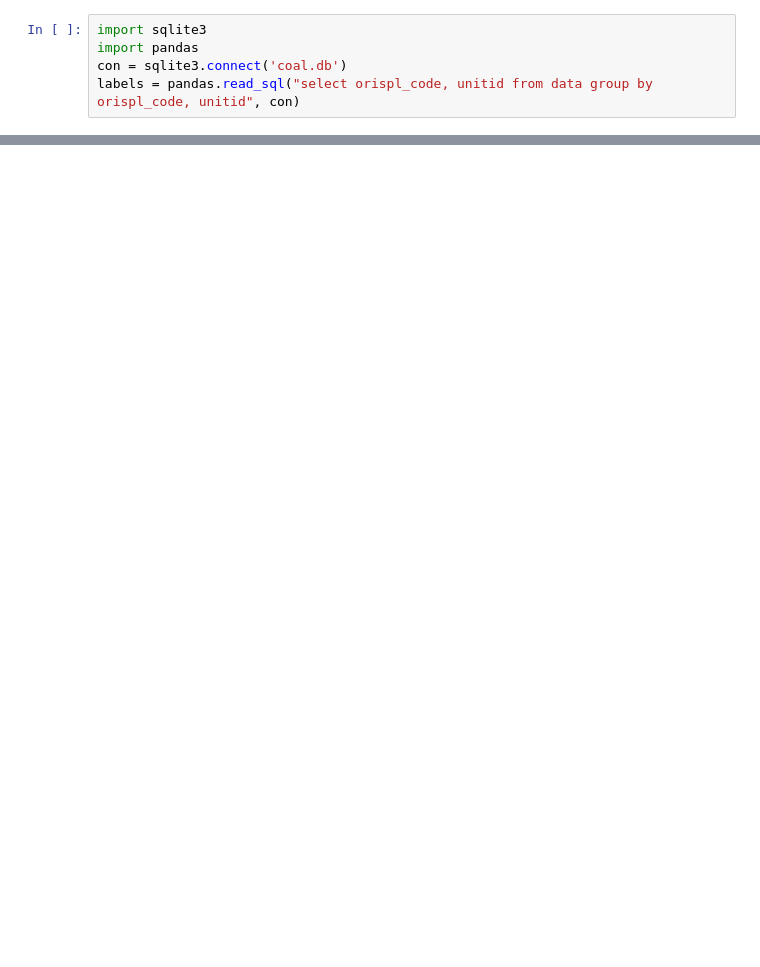
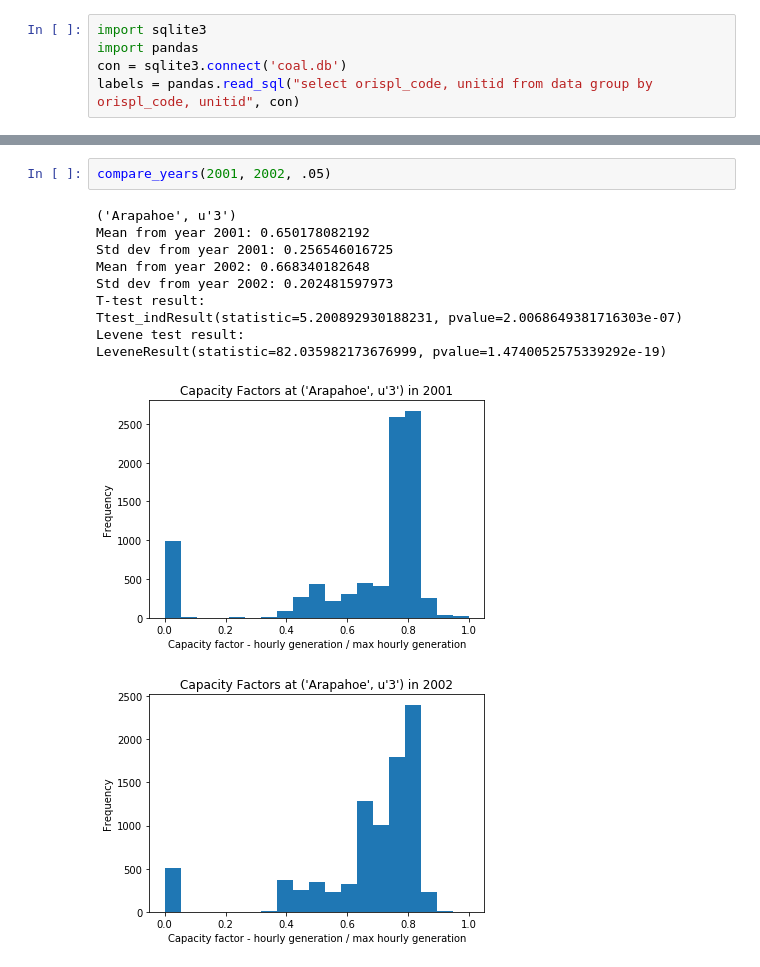
Before and after one commit to maxoboe/CEMS_Project, a Jupyter notebook: Plot distributions.ipynb, the cells around one changed output, grey strips where cells are left out. Saved outputs shown, nothing was run; the diff lists cells and outputs as text; blank space fills up the shorter version.

```diff
--- a/Plot distributions.ipynb
+++ b/Plot distributions.ipynb
@@ -88,0 +163,14 @@ plt.show()
+# %%
+compare_years(2001, 2002, .05)
+# %% [output]
+('Arapahoe', u'3')
+Mean from year 2001: 0.650178082192
+Std dev from year 2001: 0.256546016725
+Mean from year 2002: 0.668340182648
+Std dev from year 2002: 0.202481597973
+T-test result:
+Ttest_indResult(statistic=5.200892930188231, pvalue=2.0068649381716303e-07)
+Levene test result:
+LeveneResult(statistic=82.035982173676999, pvalue=1.4740052575339292e-19)
+[figure, added]
+[figure, added]
```
Also changed, not shown: parts of 8 cells of this notebook, 9 other files.
